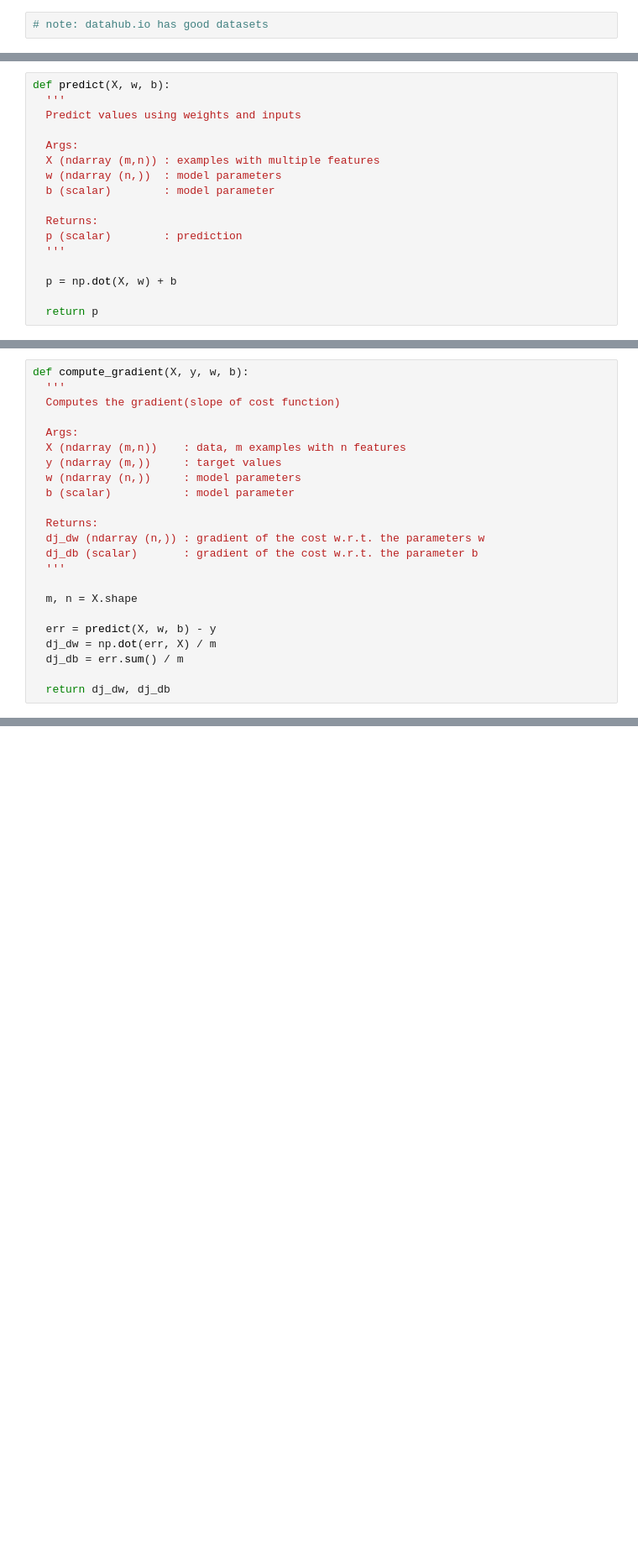
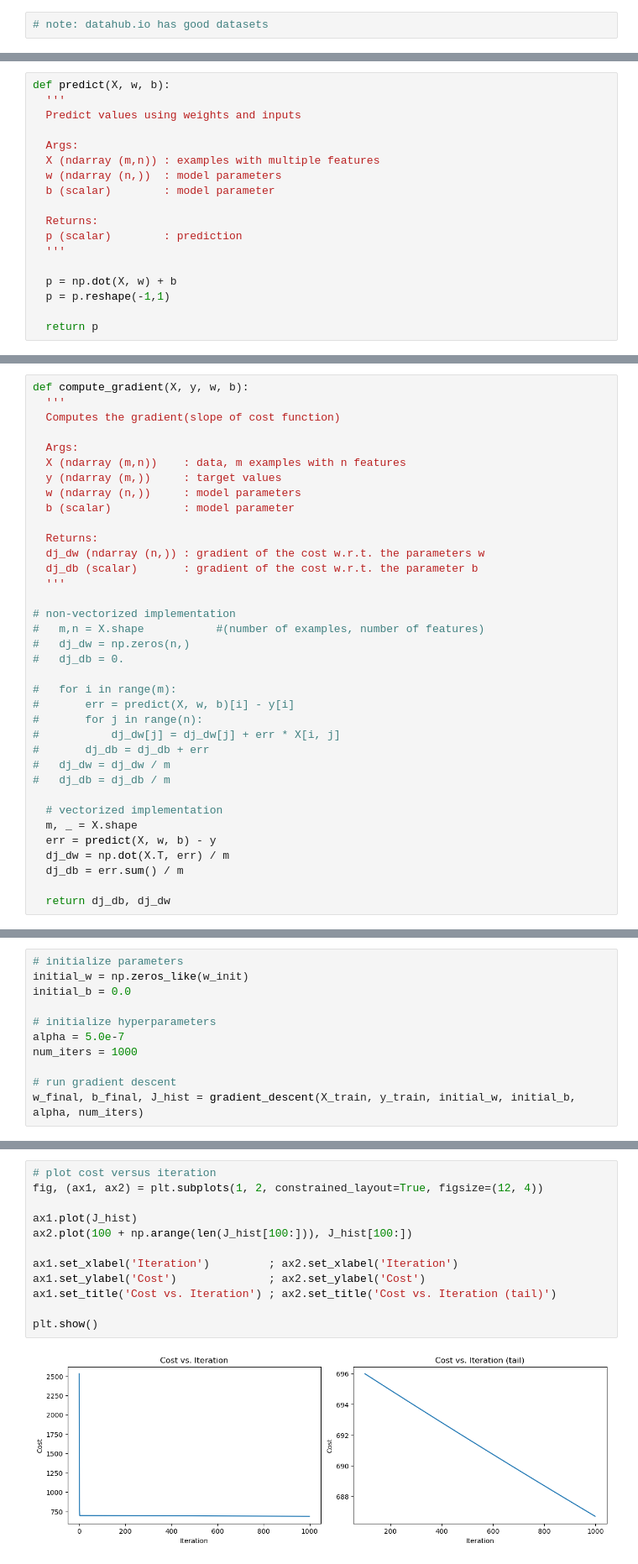
Before and after one commit to jaimanm/linear-regressor, a Jupyter notebook: main.ipynb, the cells around one changed output, grey strips where cells are left out. Shown at 84% size. Cells and saved outputs as stored; diff of their text form; blank space fills up the shorter version.

Commit message:
vectorized compute_gradient

```diff
--- a/main.ipynb
+++ b/main.ipynb
@@ -83,6 +73,7 @@ def predict(X, w, b):
   '''
 
   p = np.dot(X, w) + b
+  p = p.reshape(-1,1)
 
   return p
 # %%
@@ -130,12 +146,25 @@ def compute_gradient(X, y, w, b):
   dj_db (scalar)       : gradient of the cost w.r.t. the parameter b
   '''
 
-  m, n = X.shape
+# non-vectorized implementation
+#   m,n = X.shape           #(number of examples, number of features)
+#   dj_dw = np.zeros(n,)
+#   dj_db = 0.
 
+#   for i in range(m):
+#       err = predict(X, w, b)[i] - y[i]
+#       for j in range(n):
+#           dj_dw[j] = dj_dw[j] + err * X[i, j]
+#       dj_db = dj_db + err
+#   dj_dw = dj_dw / m
+#   dj_db = dj_db / m
+
+  # vectorized implementation
+  m, _ = X.shape
   err = predict(X, w, b) - y
-  dj_dw = np.dot(err, X) / m
+  dj_dw = np.dot(X.T, err) / m
   dj_db = err.sum() / m
 
-  return dj_dw, dj_db
+  return dj_db, dj_dw
 # %%
 # compute and display gradient
@@ -192,0 +236,11 @@ def gradient_descent(X, y, w_in, b_in, alpha, num_iters):
+# %%
+# initialize parameters
+initial_w = np.zeros_like(w_init)
+initial_b = 0.0
+
+# initialize hyperparameters
+alpha = 5.0e-7
+num_iters = 1000
+
+# run gradient descent
+w_final, b_final, J_hist = gradient_descent(X_train, y_train, initial_w, initial_b, alpha, num_iters)
@@ -198,0 +277,14 @@ for i in range(X_train.shape[1]):
+# %%
+# plot cost versus iteration
+fig, (ax1, ax2) = plt.subplots(1, 2, constrained_layout=True, figsize=(12, 4))
+
+ax1.plot(J_hist)
+ax2.plot(100 + np.arange(len(J_hist[100:])), J_hist[100:])
+
+ax1.set_xlabel('Iteration')         ; ax2.set_xlabel('Iteration')
+ax1.set_ylabel('Cost')              ; ax2.set_ylabel('Cost')
+ax1.set_title('Cost vs. Iteration') ; ax2.set_title('Cost vs. Iteration (tail)')
+
+plt.show()
+# %% [output]
+[figure, added]
```
Also changed, not shown: parts of 17 cells of this notebook.
